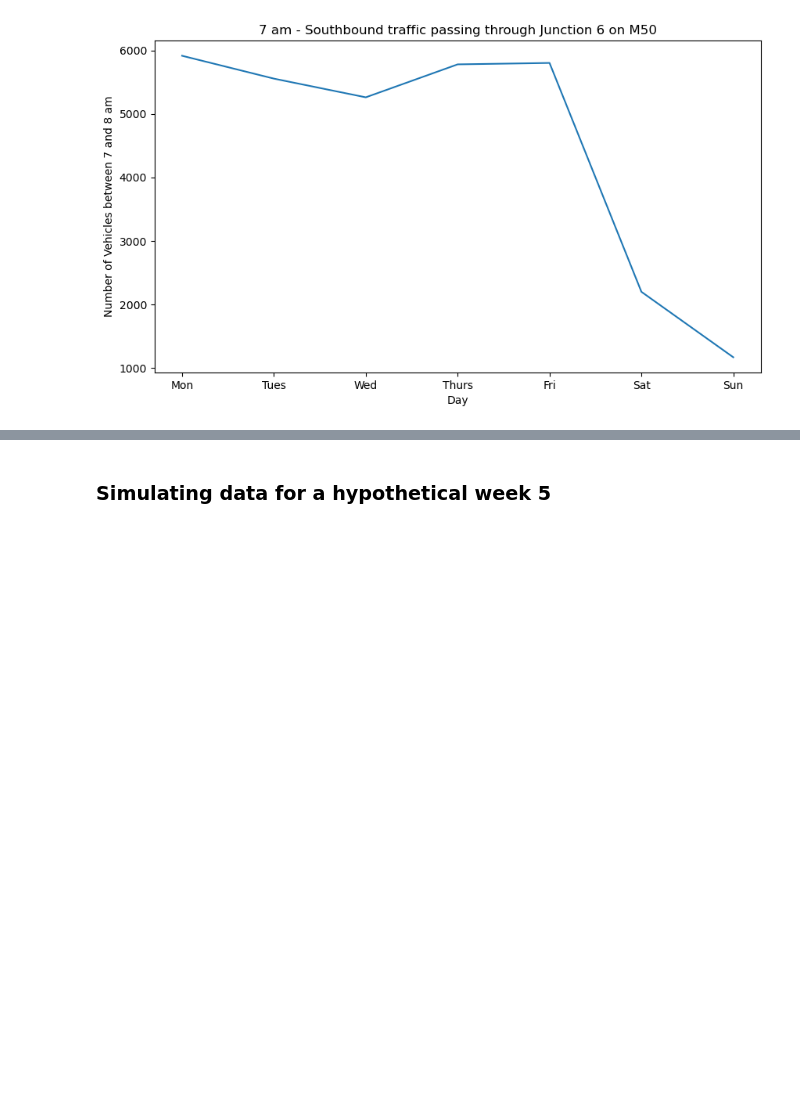
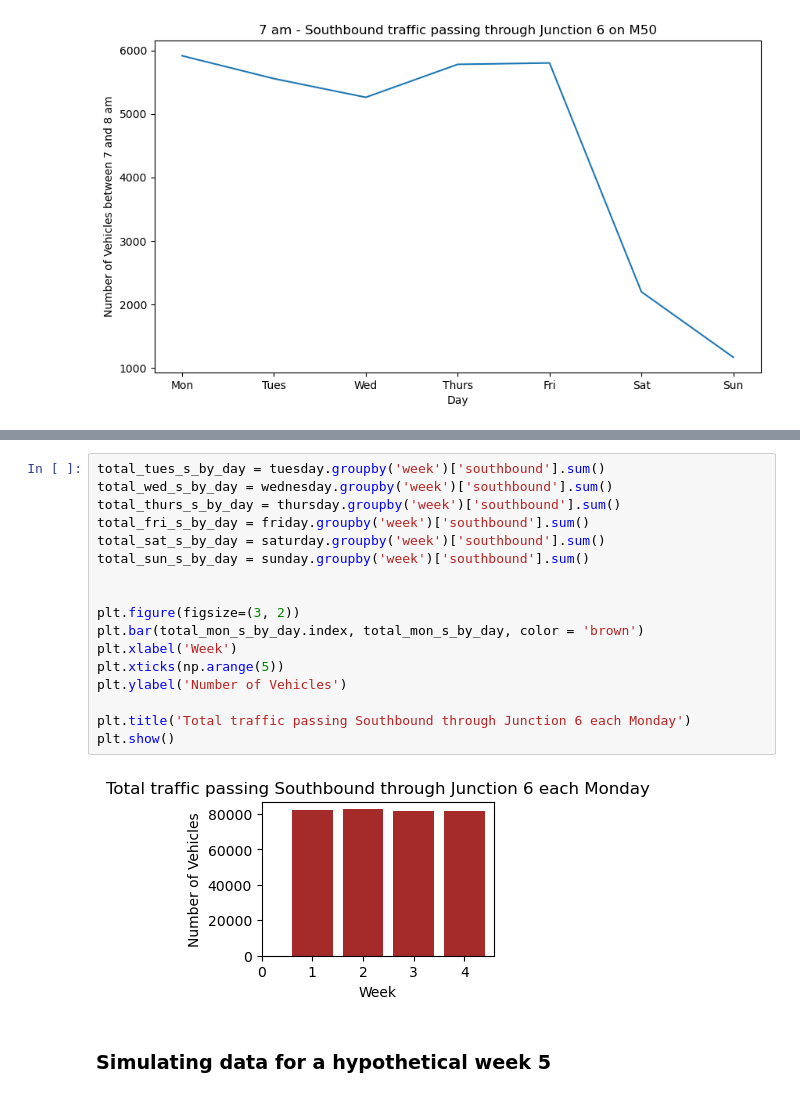
Before and after one commit to jmce22/pfda_project1, a Jupyter notebook: pfda_project1.ipynb, the cells around one changed output, grey strips where cells are left out. Drawn from its saved outputs; the diff is of its cells as text; blank space fills up the shorter version.

```diff
--- a/pfda_project1.ipynb
+++ b/pfda_project1.ipynb
@@ -527,3 +484,22 @@ plt.show()
+# %%
+total_tues_s_by_day = tuesday.groupby('week')['southbound'].sum()
+total_wed_s_by_day = wednesday.groupby('week')['southbound'].sum()
+total_thurs_s_by_day = thursday.groupby('week')['southbound'].sum()
+total_fri_s_by_day = friday.groupby('week')['southbound'].sum()
+total_sat_s_by_day = saturday.groupby('week')['southbound'].sum()
+total_sun_s_by_day = sunday.groupby('week')['southbound'].sum()
+
+
+plt.figure(figsize=(3, 2))
+plt.bar(total_mon_s_by_day.index, total_mon_s_by_day, color = 'brown')
+plt.xlabel('Week')
+plt.xticks(np.arange(5))
+plt.ylabel('Number of Vehicles')
+
+plt.title('Total traffic passing Southbound through Junction 6 each Monday')
+plt.show()
+# %% [output]
+[figure, added]
 # %% [markdown]
 ### Simulating data for a hypothetical week 5 ###
 # %% [markdown]
```
Also changed, not shown: parts of 11 cells of this notebook, 8 other files.
